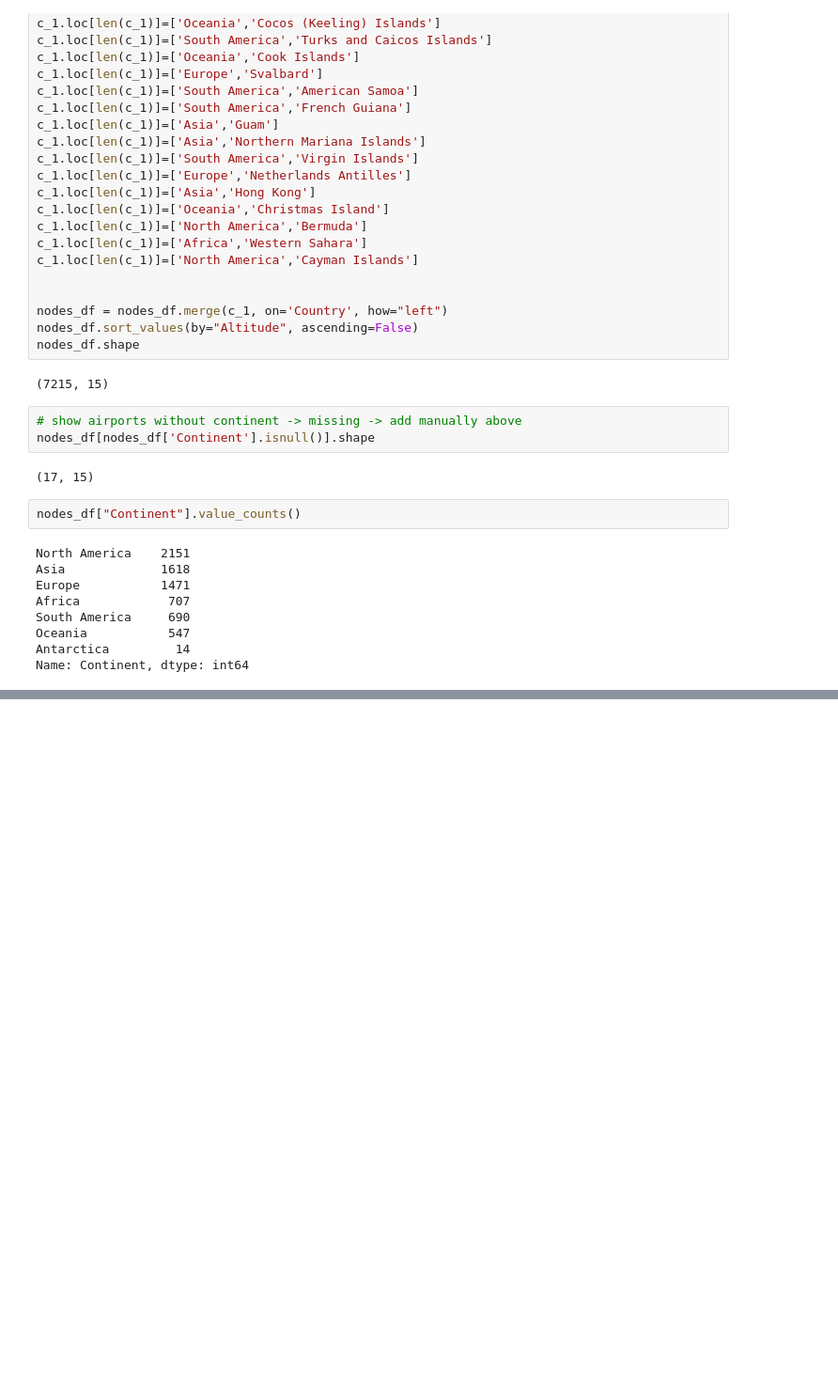
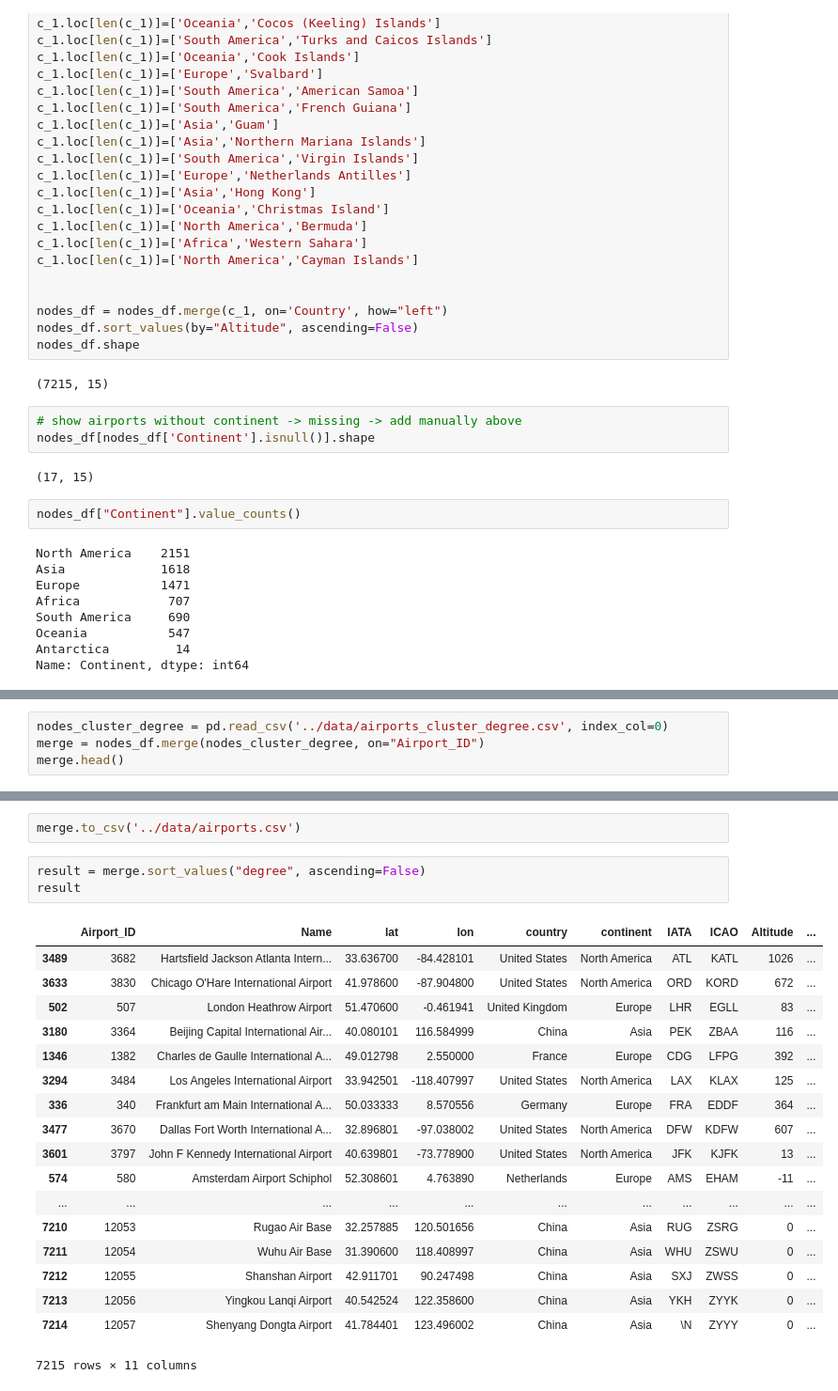
Before and after one commit to FrankSchmutz/NTDS2019FinalProject, a Jupyter notebook: py/data_preprocess.ipynb, the cells around one changed output, grey strips where cells are left out. Shown: that part at 94% size. Saved outputs shown, nothing was run; the diff lists cells and outputs as text; blank space fills up the shorter version.

```diff
--- a/py/data_preprocess.ipynb
+++ b/py/data_preprocess.ipynb
@@ -110,0 +115,4 @@ _dict[1]
+# %%
+nodes_cluster_degree = pd.read_csv('../data/airports_cluster_degree.csv', index_col=0)
+merge = nodes_df.merge(nodes_cluster_degree, on="Airport_ID")
+merge.head()
@@ -110,0 +126,24 @@ _dict[1]
+# %%
+merge.to_csv('../data/airports.csv')
+# %%
+result = merge.sort_values("degree", ascending=False)
+result
+# %% [output]
+|  | Airport_ID | Name | lat | lon | country | continent | IATA | ICAO | Altitude | ... |
+| 3489 | 3682 | Hartsfield Jackson Atlanta Intern... | 33.636700 | -84.428101 | United States | North America | ATL | KATL | 1026 | ... |
+| 3633 | 3830 | Chicago O'Hare International Airport | 41.978600 | -87.904800 | United States | North America | ORD | KORD | 672 | ... |
+| 502 | 507 | London Heathrow Airport | 51.470600 | -0.461941 | United Kingdom | Europe | LHR | EGLL | 83 | ... |
+| 3180 | 3364 | Beijing Capital International Air... | 40.080101 | 116.584999 | China | Asia | PEK | ZBAA | 116 | ... |
+| 1346 | 1382 | Charles de Gaulle International A... | 49.012798 | 2.550000 | France | Europe | CDG | LFPG | 392 | ... |
+| 3294 | 3484 | Los Angeles International Airport | 33.942501 | -118.407997 | United States | North America | LAX | KLAX | 125 | ... |
+| 336 | 340 | Frankfurt am Main International A... | 50.033333 | 8.570556 | Germany | Europe | FRA | EDDF | 364 | ... |
+| 3477 | 3670 | Dallas Fort Worth International A... | 32.896801 | -97.038002 | United States | North America | DFW | KDFW | 607 | ... |
+| 3601 | 3797 | John F Kennedy International Airport | 40.639801 | -73.778900 | United States | North America | JFK | KJFK | 13 | ... |
+| 574 | 580 | Amsterdam Airport Schiphol | 52.308601 | 4.763890 | Netherlands | Europe | AMS | EHAM | -11 | ... |
+| ... | ... | ... | ... | ... | ... | ... | ... | ... | ... | ... |
+| 7210 | 12053 | Rugao Air Base | 32.257885 | 120.501656 | China | Asia | RUG | ZSRG | 0 | ... |
+| 7211 | 12054 | Wuhu Air Base | 31.390600 | 118.408997 | China | Asia | WHU | ZSWU | 0 | ... |
+| 7212 | 12055 | Shanshan Airport | 42.911701 | 90.247498 | China | Asia | SXJ | ZWSS | 0 | ... |
+| 7213 | 12056 | Yingkou Lanqi Airport | 40.542524 | 122.358600 | China | Asia | YKH | ZYYK | 0 | ... |
+| 7214 | 12057 | Shenyang Dongta Airport | 41.784401 | 123.496002 | China | Asia | \N | ZYYY | 0 | ... |
+7215 rows × 11 columns
```
Also changed, not shown: parts of 4 cells of this notebook, 6 other files.
